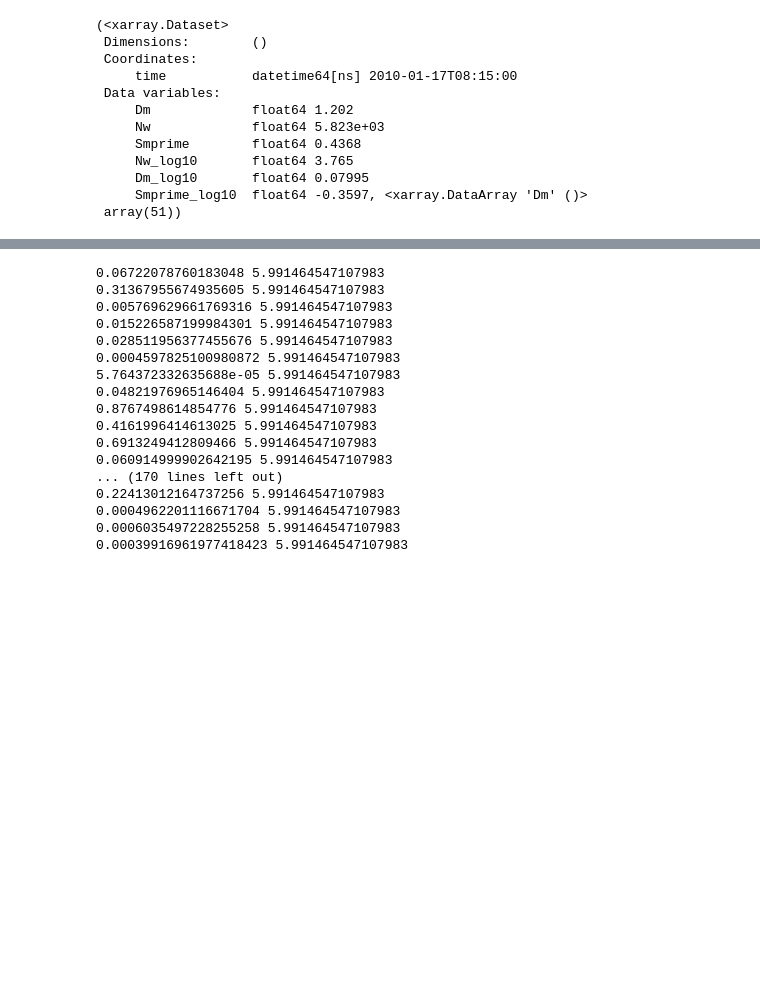
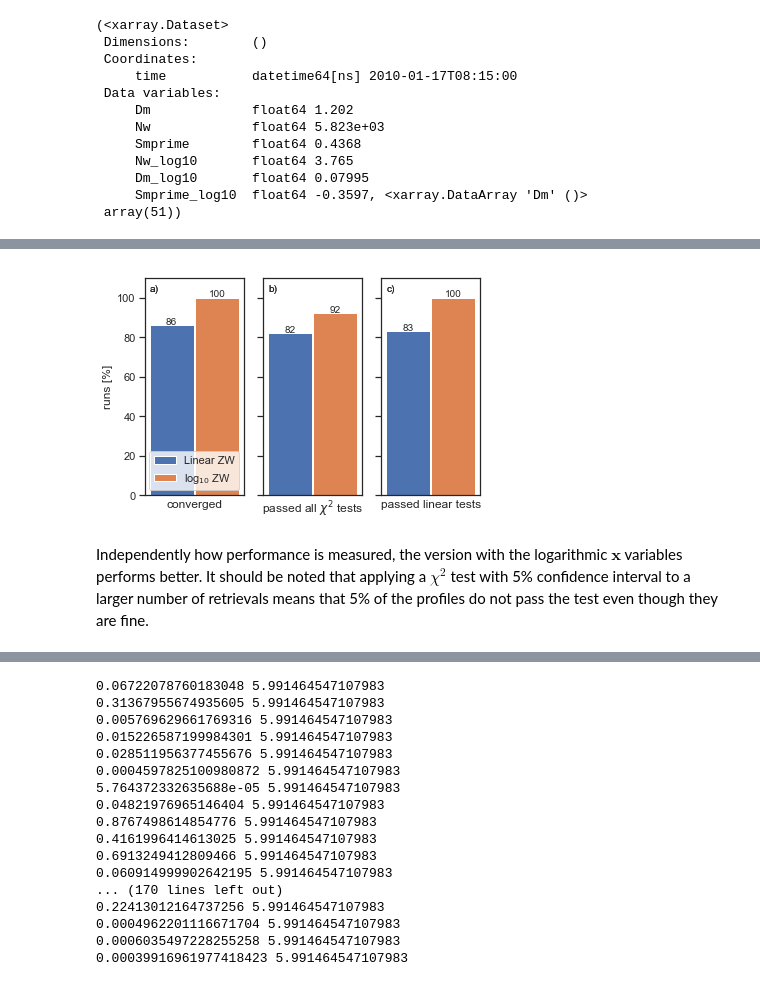
Before and after one commit to maahn/pyOptimalEstimation_examples, a Jupyter notebook: Supplement B - DSD retrieval.ipynb, the cells around one changed output, grey strips where cells are left out. Cells and saved outputs as stored; diff of their text form; code cells hidden in the pictures; blank space fills up the shorter version.

```diff
--- a/DSD_retrieval.ipynb
+++ b/Supplement B - DSD retrieval.ipynb
@@ -295,0 +271,12 @@ rainDat_test.isel(time=tt), tt
+# %%
+# create optimal estimation object
+oe = pyOE.optimalEstimation(
+    x_vars,  # state variable names
+    x_ap[x_vars],  # a priori
+    S_a[x_vars].loc[x_vars],  # a priori uncertainty
+    y_vars,  # measurement variable names
+    y_obs,  # observations
+    S_y[y_vars].loc[y_vars],  # observation uncertainty
+    supporting_routines.forwardPamtra,  # forward Operator
+    forwardKwArgs=forwardKwArgs,  # additonal function arguments
+)
@@ -296 +406,9 @@ rainDat_test.isel(time=tt), tt
+# %%
+#     name, [Y_variables],
+y_names = dict([
+    ('Z', ["Ze_13.6"]),
+    ('ZW', ["Ze_13.6", "MDV_13.6"]),
+    ('Zdual', ["Ze_13.6", "Ze_35.5"]),
+    ('ZWdual', ["Ze_13.6", "MDV_13.6", "Ze_35.5", "MDV_35.5"]),
+])
 # %%
@@ -528,0 +526,48 @@ In the following, we evaluate retrieval quality using various methods. First, we
+# %%
+fig, sps = plt.subplots(ncols=3, sharey=True, figsize=(6, 4))
+
+for kk, key in enumerate(resultsOE.keys()):
+
+    converged = len(resultsOE[key].time)
+    passedLinearity = (resultsOE[key].trueLinearityChi2 <
+                       resultsOE[key].trueLinearityChi2Critical).sum().values
+    passedChi2 = (resultsOE[key].chi2value <
+                  resultsOE[key].chi2critical).all('chi2test').sum().values
+
+    sps[0].bar(kk, converged, label=key, width=0.98)
+    sps[1].bar(kk, passedChi2, label=key, width=0.98)
+    sps[2].bar(kk, passedLinearity, label=key, width=0.98)
+
+    sps[0].text(
+        kk, converged + .25, str(converged), horizontalalignment='center')
+    sps[1].text(
+        kk, passedChi2 + .25, str(passedChi2), horizontalalignment='center')
+    sps[2].text(
+        kk,
+        passedLinearity + .25,
+        str(passedLinearity),
+        horizontalalignment='center')
+
+    sps[0].set_xticks([])
+    sps[1].set_xticks([])
+    sps[2].set_xticks([])
+    sps[0].set_xlabel('converged')
+    sps[2].set_xlabel('passed linear tests')
+    sps[1].set_xlabel('passed all $\chi^2$ tests')
+
+    sps[0].set_ylabel('runs [%]')
+    sps[0].set_ylim(0, 110)
+    sps[0].legend(loc='lower center')
+
+    for ii in range(3):
+        sps[ii].text(
+            0.05,
+            0.97,
+            '%s)' % (abc[ii]),
+            horizontalalignment='left',
+            verticalalignment='top',
+            transform=sps[ii].transAxes)
+# %% [output]
+[figure, added]
+# %% [markdown]
+Independently how performance is measured, the version with the logarithmic $\mathbf{x}$ variables performs better. It should be noted that applying a $\chi^2$ test with 5% confidence interval to a larger number of retrievals means that 5% of the profiles do not pass the test even though they are fine.
```
Also changed, not shown: parts of 76 cells of this notebook, 5 other files.
